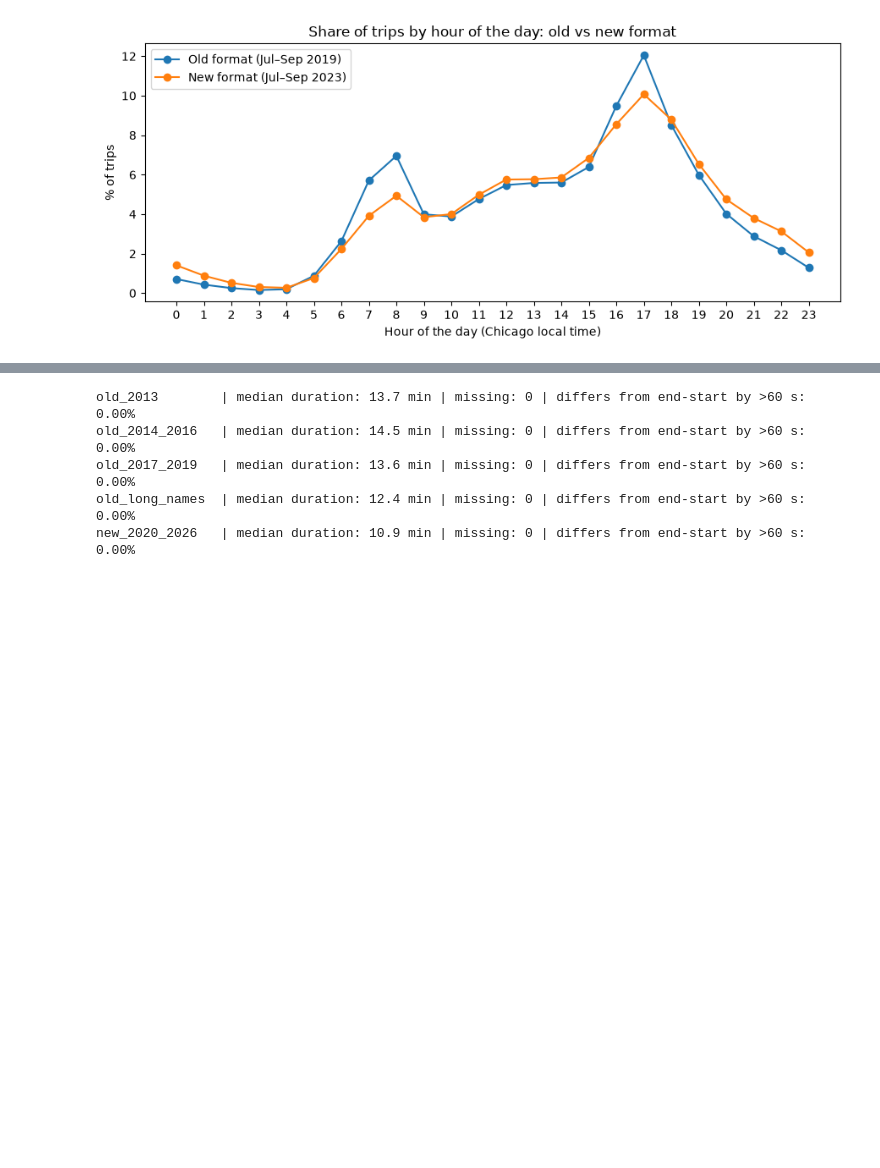
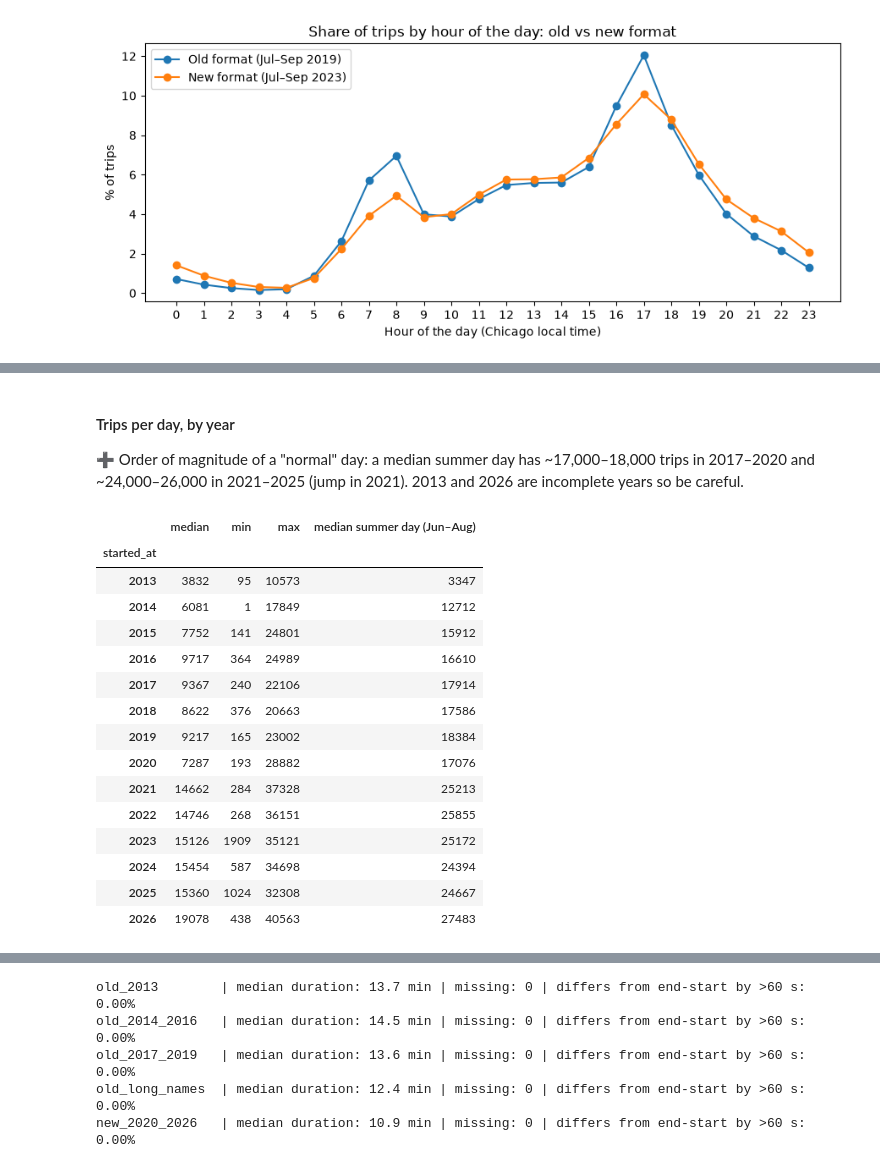
Before and after one commit to laure-cio/ADA-project2026, a Jupyter notebook: results.ipynb, the cells around one changed output, grey strips where cells are left out. Cells and saved outputs as stored; diff of their text form; code cells hidden in the pictures; blank space fills up the shorter version.

```diff
--- a/results.ipynb
+++ b/results.ipynb
@@ -55,0 +100,9 @@ Months really covered by two files:
+# %%
+for name in ["202407", "202410", "202503"]:
+    f = glob.glob(f"data/interim/{name}-divvy*__*.parquet")[0]
+    d = pd.read_parquet(f, columns=["started_at", "ended_at"])
+    month_start = pd.Timestamp(f"{name[:4]}-{name[4:]}-01")
+    stray = d[d["started_at"] < month_start]
+    print(f"{name}: {len(stray)} stray trips out of {len(d):,} "
+          f"| ending in the file's month: {(stray['ended_at'] >= month_start).mean() * 100:.0f}% "
+          f"| median start: {stray['started_at'].median()}")
@@ -219,0 +331,9 @@ plt.show()
+# %%
+rows = []
+for r in log_1_3.itertuples():
+    d = pd.read_parquet(f"data/interim/{r.interim_file}")
+    rows.append(d.isna().sum().rename(r.family).to_frame().T.assign(n_rows=len(d)))
+missing_by_family = pd.concat(rows).groupby(level=0).sum()
+pct_missing = (100 * missing_by_family.drop(columns="n_rows")
+               .div(missing_by_family["n_rows"], axis=0)).round(1)
+pct_missing
@@ -219,0 +347,32 @@ plt.show()
+# %% [markdown]
+#### Trips per day, by year
+
+➕ Order of magnitude of a "normal" day: a median summer day has ~17,000–18,000 trips in 2017–2020 and ~24,000–26,000 in 2021–2025 (jump in 2021). 2013 and 2026 are incomplete years so be careful.
+# %%
+day_counts = []
+for r in log_1_3.itertuples():
+    s = pd.read_parquet(f"data/interim/{r.interim_file}", columns=["started_at"])["started_at"]
+    day_counts.append(s.dt.normalize().value_counts())
+per_day = pd.concat(day_counts).groupby(level=0).sum().sort_index()
+
+summary = per_day.groupby(per_day.index.year).agg(["median", "min", "max"])
+summary["median summer day (Jun–Aug)"] = (per_day[per_day.index.month.isin([6, 7, 8])]
+                                          .groupby(lambda d: d.year).median())
+summary.astype(int)
+# %% [output]
+|  | median | min | max | median summer day (Jun–Aug) |
+| started_at |  |  |  |  |
+| 2013 | 3832 | 95 | 10573 | 3347 |
+| 2014 | 6081 | 1 | 17849 | 12712 |
+| 2015 | 7752 | 141 | 24801 | 15912 |
+| 2016 | 9717 | 364 | 24989 | 16610 |
+| 2017 | 9367 | 240 | 22106 | 17914 |
+| 2018 | 8622 | 376 | 20663 | 17586 |
+| 2019 | 9217 | 165 | 23002 | 18384 |
+| 2020 | 7287 | 193 | 28882 | 17076 |
+| 2021 | 14662 | 284 | 37328 | 25213 |
+| 2022 | 14746 | 268 | 36151 | 25855 |
+| 2023 | 15126 | 1909 | 35121 | 25172 |
+| 2024 | 15454 | 587 | 34698 | 24394 |
+| 2025 | 15360 | 1024 | 32308 | 24667 |
+| 2026 | 19078 | 438 | 40563 | 27483 |
```
Also changed, not shown: parts of 59 cells of this notebook, 1 other file.
